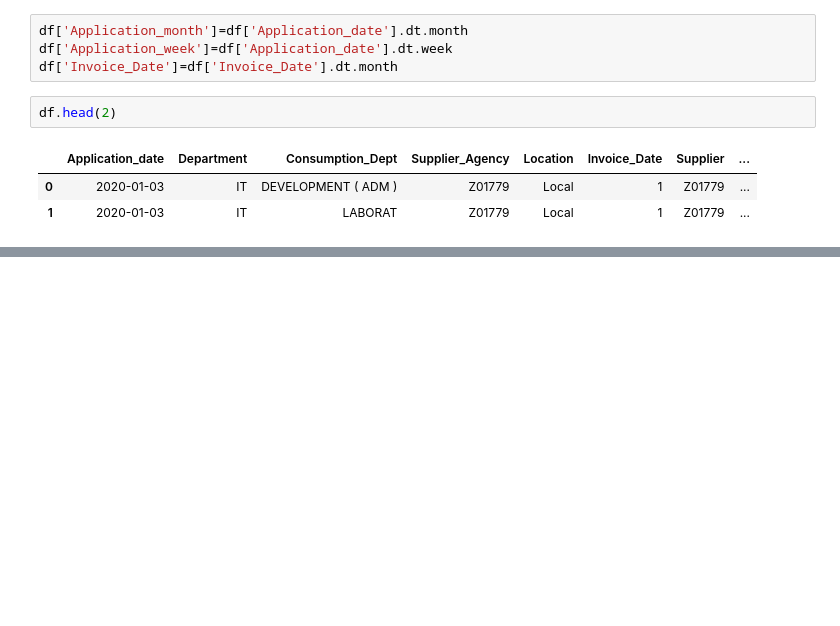
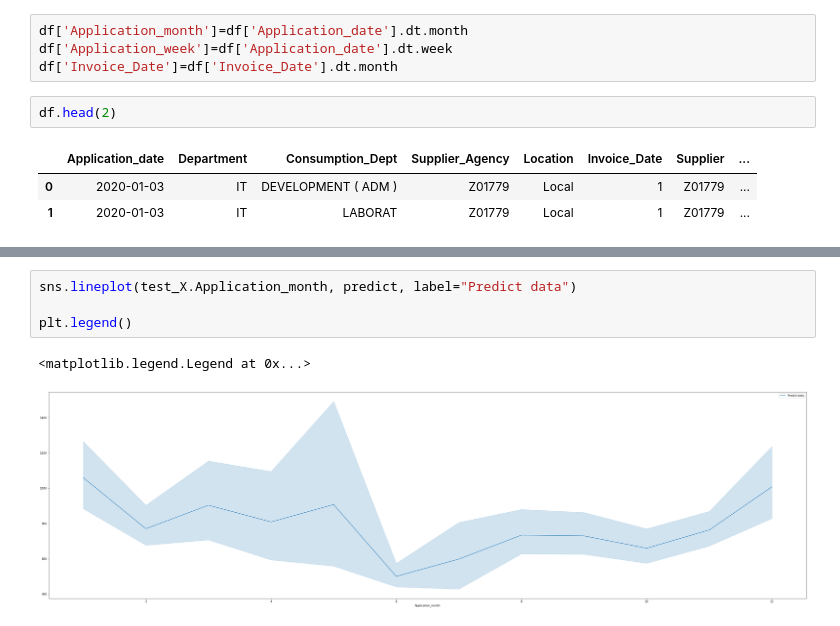
Before and after one commit to venkateshatgit/SCM-ML, a Jupyter notebook: MLProject-checkpoint.ipynb, the cells around one changed output, grey strips where cells are left out. Drawn from its saved outputs; the diff is of its cells as text; blank space fills up the shorter version.

```diff
--- a/MLProject-checkpoint.ipynb
+++ b/MLProject-checkpoint.ipynb
@@ -902,0 +831,7 @@ len(predict)
+# %%
+sns.lineplot(test_X.Application_month, predict, label="Predict data")
+
+plt.legend()
+# %% [output]
+<matplotlib.legend.Legend at 0x...>
+[figure, added]
```
Also changed, not shown: parts of 16 cells of this notebook.
